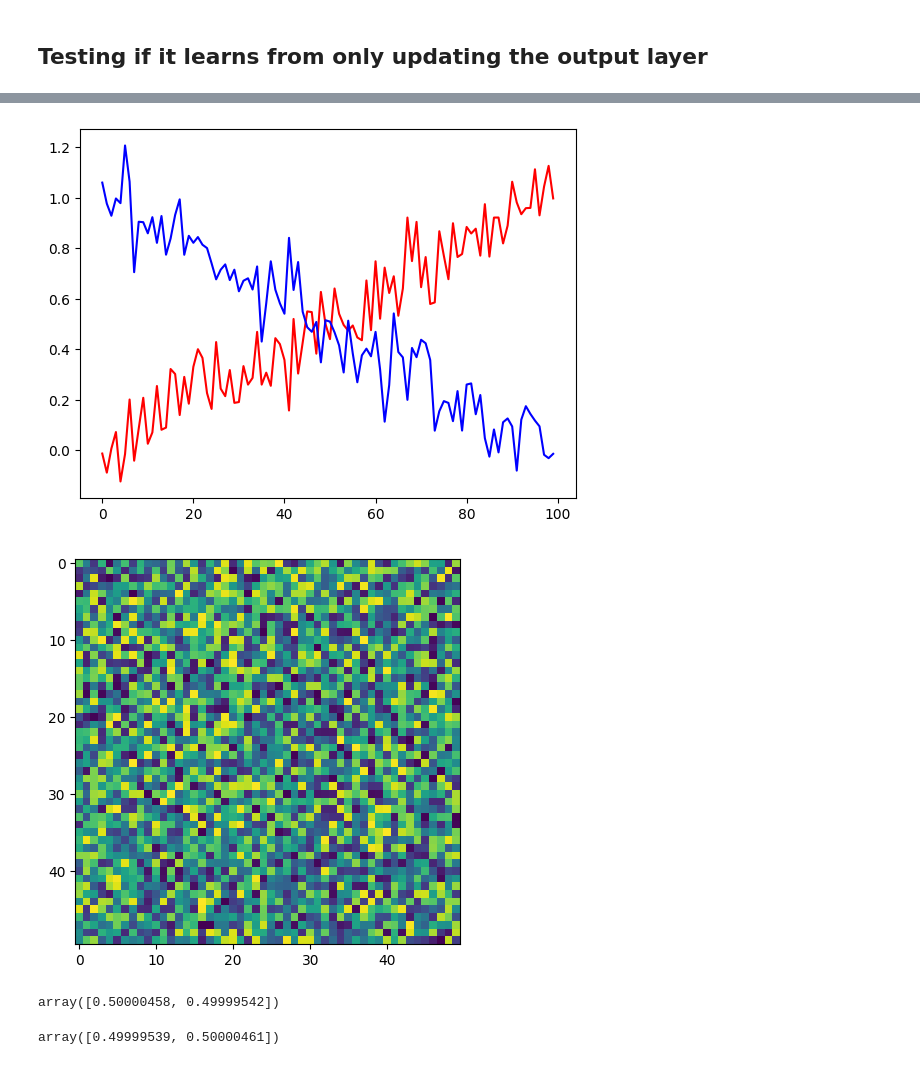
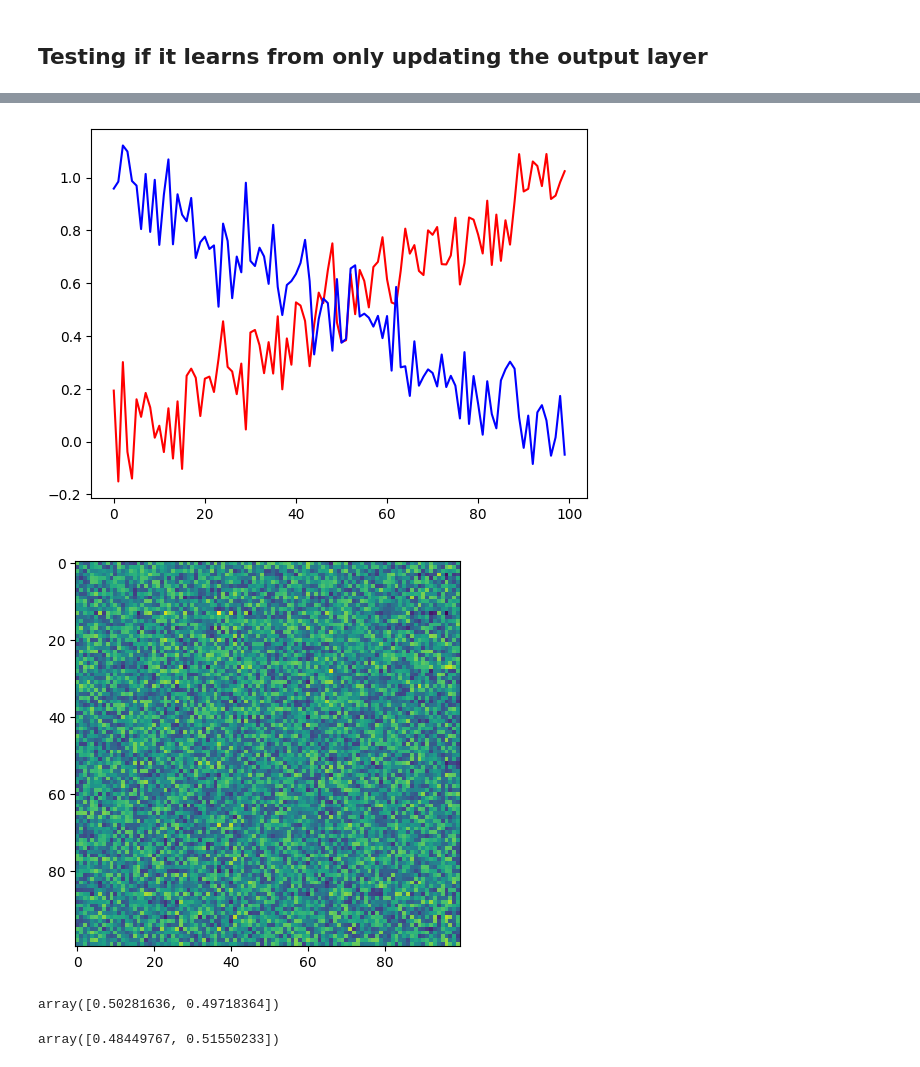
Before and after one commit to magnushelliesen/neural-network, a Jupyter notebook: neural-network.ipynb, the cells around one changed output, grey strips where cells are left out. Cells and saved outputs as stored; diff of their text form; code cells hidden in the pictures.

```diff
--- a/neural-network.ipynb
+++ b/neural-network.ipynb
@@ -8,7 +8,7 @@ from neural_network.neural_network import NeuralNetwork
 # %% [markdown]
 ## Setting up a random neural network
 # %%
-nn = NeuralNetwork(100, 50, 3, 2)
+nn = NeuralNetwork(100, 100, 1, 2)
 # %% [markdown]
 ## Testing if it learns from only updating the output layer
 # %%
@@ -34,8 +34,13 @@ plt.show()
 # %%
 # Making two types of data with some noise
-type1_data = tuple(((array1+np.random.normal(size=100)/10, np.array([1, 0])) for _ in range(250)))
-type2_data = tuple(((array2+np.random.normal(size=100)/10, np.array([0, 1])) for _ in range(250)))
-data = (*type1_data, *type2_data)
+type1_data = [[array1+np.random.normal(size=100)/10, np.array([1, 0])] for _ in range(250)]
+type2_data = [[array2+np.random.normal(size=100)/10, np.array([0, 1])] for _ in range(250)]
+data = [*type1_data, *type2_data]
+
+# Normalising the data to sum to zero (and also having standard deviation 1)
+mean = np.mean([x[0] for x in data])
+stddev = np.std([x[0] for x in data])
+data = [[(x[0]-mean)/stddev, x[1]] for x in data]
 # %%
 # How the two data types look
 plt.figure()
@@ -43,27 +48,27 @@ plt.plot(type1_data[0][0], 'r')
 plt.plot(type2_data[0][0], 'b')
 plt.show()
 # %% [output]
-[figure, old version]
+[figure, new version]
 # %%
 # Let's train it
-for _ in range(100):
-    nn.train(data)
+for _ in range(200):
+    nn.train(data, 0.5)
 # %%
 # Heatmap of weights between hidden layer after training
 plt.figure(figsize=(5, 5))
-plt.imshow(nn.weights[1])
+plt.imshow(nn.weights[0])
 plt.show()
 # %% [output]
-[figure, old version]
+[figure, new version]
 # %%
 # It already shows improvement, but only slightly...
 nn.predict(array1)
 # %% [output]
-array([0.50000458, 0.49999542])
+array([0.50281636, 0.49718364])
 # %%
 nn.predict(array2)
 # %% [output]
-array([0.49999539, 0.50000461])
+array([0.48449767, 0.51550233])
 # %%
 # Heatmap of difference between weights between hidden layer before and after training
 plt.figure(figsize=(5, 5))
```
Also changed, not shown: parts of 4 cells of this notebook.
